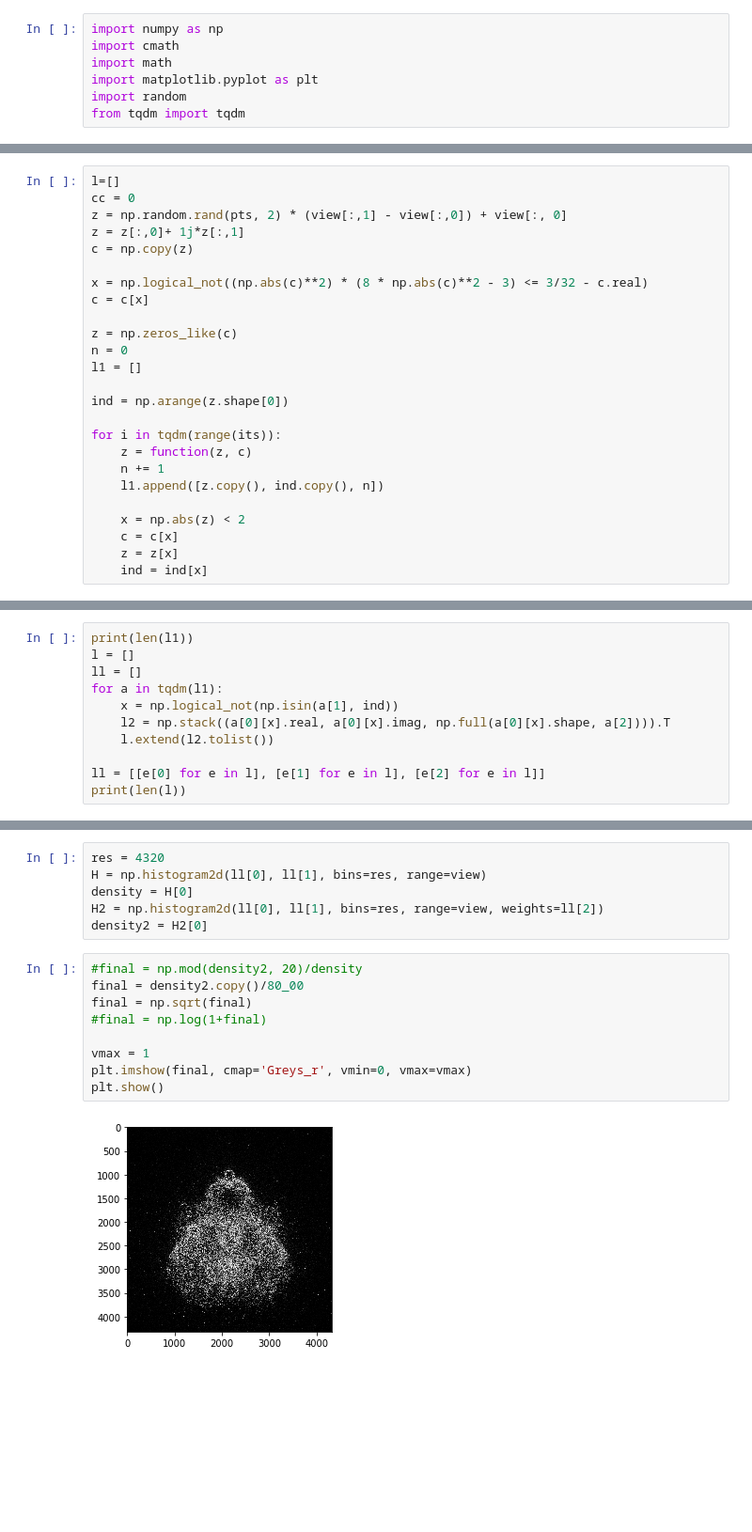
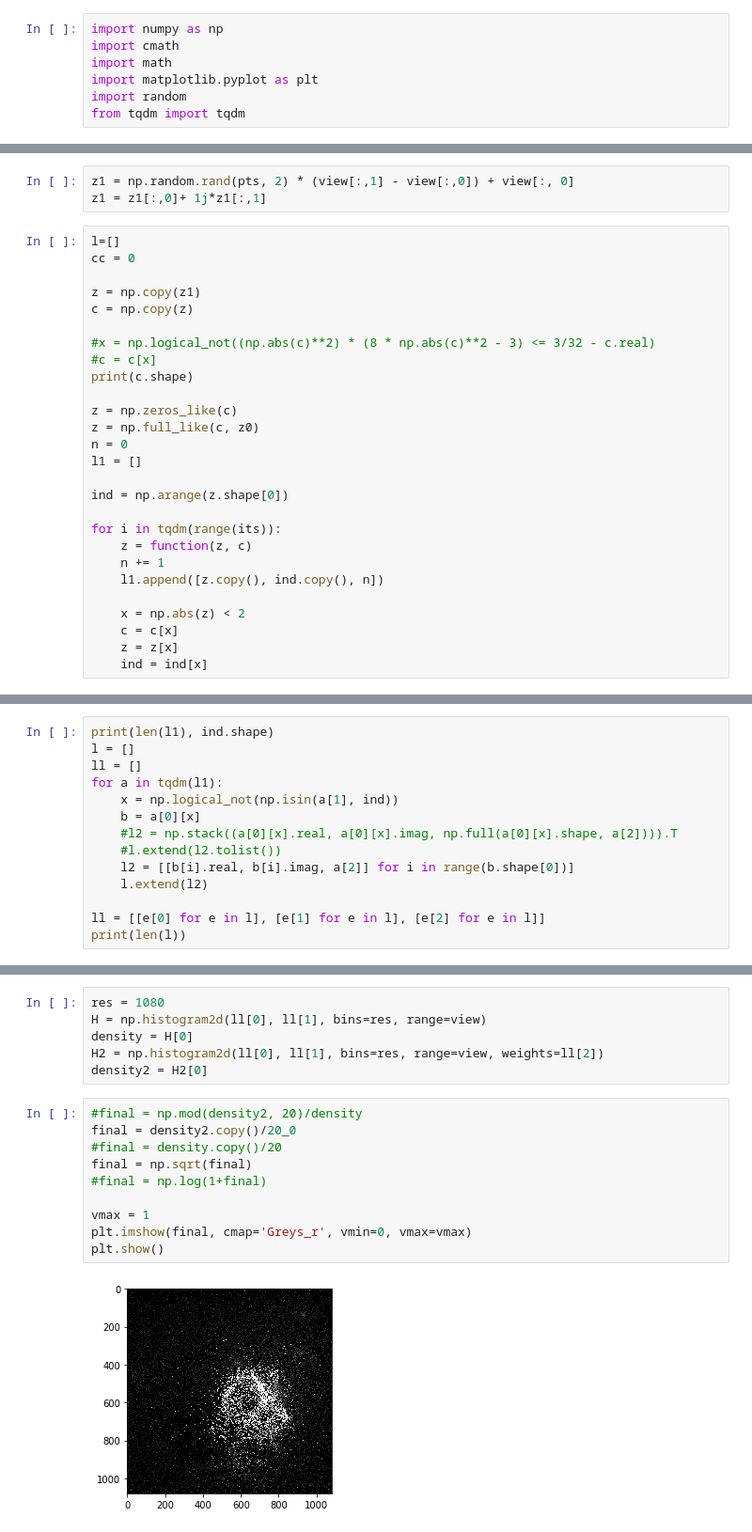
Before and after one commit to timkmecl/python-image-generation, a Jupyter notebook: Buddhabrot/mandelbrot.ipynb, the cells around one changed output, grey strips where cells are left out. Shown at 94% size. Drawn from its saved outputs; the diff is of its cells as text; blank space fills up the shorter version.

```diff
--- a/Buddhabrot/mandelbrot.ipynb
+++ b/Buddhabrot/mandelbrot.ipynb
@@ -26,14 +18,19 @@ its = 5_000
+# %%
+z1 = np.random.rand(pts, 2) * (view[:,1] - view[:,0]) + view[:, 0]
+z1 = z1[:,0]+ 1j*z1[:,1]
 # %%
 l=[]
 cc = 0
-z = np.random.rand(pts, 2) * (view[:,1] - view[:,0]) + view[:, 0]
-z = z[:,0]+ 1j*z[:,1]
+
+z = np.copy(z1)
 c = np.copy(z)
 
-x = np.logical_not((np.abs(c)**2) * (8 * np.abs(c)**2 - 3) <= 3/32 - c.real)
-c = c[x]
+#x = np.logical_not((np.abs(c)**2) * (8 * np.abs(c)**2 - 3) <= 3/32 - c.real)
+#c = c[x]
+print(c.shape)
 
 z = np.zeros_like(c)
+z = np.full_like(c, z0)
 n = 0
 l1 = []
 
@@ -51,11 +50,14 @@ for i in tqdm(range(its)):
 # %%
-print(len(l1))
+print(len(l1), ind.shape)
 l = []
 ll = []
 for a in tqdm(l1):
     x = np.logical_not(np.isin(a[1], ind))
-    l2 = np.stack((a[0][x].real, a[0][x].imag, np.full(a[0][x].shape, a[2]))).T
-    l.extend(l2.tolist())
+    b = a[0][x]
+    #l2 = np.stack((a[0][x].real, a[0][x].imag, np.full(a[0][x].shape, a[2]))).T
+    #l.extend(l2.tolist())
+    l2 = [[b[i].real, b[i].imag, a[2]] for i in range(b.shape[0])]
+    l.extend(l2)
 
 ll = [[e[0] for e in l], [e[1] for e in l], [e[2] for e in l]]
 print(len(l))
@@ -69,18 +71,19 @@ print(l[0])
 # %%
-res = 4320
+res = 1080
 H = np.histogram2d(ll[0], ll[1], bins=res, range=view)
 density = H[0]
 H2 = np.histogram2d(ll[0], ll[1], bins=res, range=view, weights=ll[2])
 density2 = H2[0]
 # %%
 #final = np.mod(density2, 20)/density
-final = density2.copy()/80_00
+final = density2.copy()/20_0
+#final = density.copy()/20
 final = np.sqrt(final)
 #final = np.log(1+final)
 
 vmax = 1
 plt.imshow(final, cmap='Greys_r', vmin=0, vmax=vmax)
 plt.show()
 # %% [output]
-[figure, old version]
+[figure, new version]
 # %%
```
Also changed, not shown: parts of 6 cells of this notebook, 1 other file.
